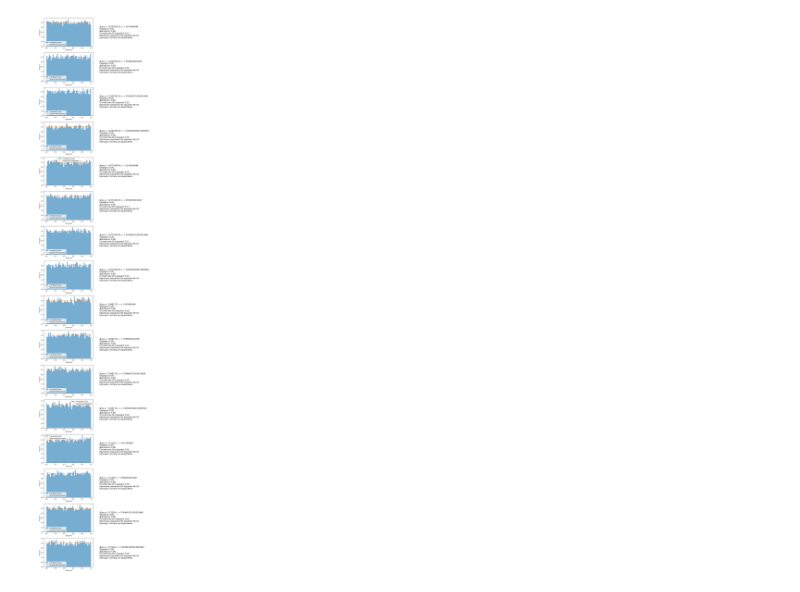
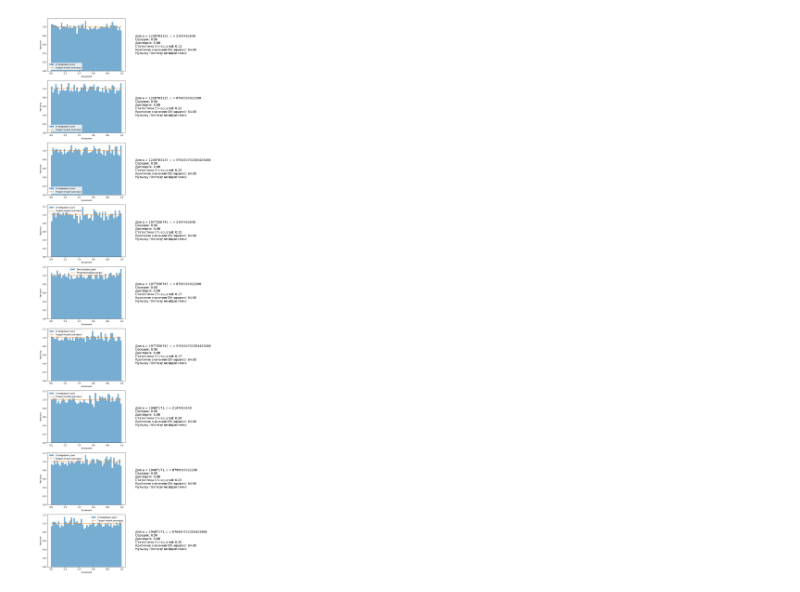
Before and after one commit to DHushchin/systems-modeling, a Jupyter notebook: lab1/uniform.ipynb, the cells around one changed output. Drawn from its saved outputs; the diff is of its cells as text; code cells hidden in the pictures.

```diff
--- a/lab1/uniform.ipynb
+++ b/lab1/uniform.ipynb
@@ -4,8 +4,8 @@ import matplotlib.pyplot as plt
 from scipy.stats import uniform, chi2
 # %%
 num_samples = 10000
-a_values = [5**13, 7**11, 11**7, 13**5]
-c_values = [2**31, 2**43, 2**59, 2**61]
+a_values = [5**13, 7**11, 11**7]
+c_values = [2**31, 2**43, 2**59]
 num_bins = 50
 alpha = 0.05
 # %%
@@ -23,7 +23,7 @@ def chi_squared_test(random_numbers, num_bins, alpha):
     chi_squared_statistic = np.sum((observed_frequencies - expected_frequencies) ** 2 / expected_frequencies)
 
     # Визначаємо ступені свободи
-    degrees_of_freedom = num_bins - 1
+    degrees_of_freedom = num_bins - 1 - 2
 
     # Обчислюємо критичне значення хі-квадрат
     chi_squared_critical = chi2.ppf(1 - alpha, degrees_of_freedom)
@@ -41,7 +41,7 @@ def generate_sample(a, c, num_samples):
 
     return x
 # %%
-fig, axs = plt.subplots(len(a_values) * len(c_values), 2, figsize=(12, 56))
+fig, axs = plt.subplots(len(a_values) * len(c_values), 2, figsize=(12, 36))
 
 for i, a in enumerate(a_values):
     for j, c in enumerate(c_values):
@@ -55,31 +55,31 @@ for i, a in enumerate(a_values):
         # Теоретичний розподіл
         uniform_pdf = uniform.pdf(np.linspace(0, 1, num_bins))
 
         # Побудова гістограми та теоретичного розподілу
         axs[i * len(c_values) + j, 0].hist(x_values, bins=num_bins, density=True, alpha=0.6, label=f'Згенеровані дані')
         axs[i * len(c_values) + j, 0].plot(np.linspace(0, 1, num_bins), uniform_pdf, label=f'Теоретичний розподіл')
 
         # Обчислення статистики хі-квадрат і вивід результатів
         chi_squared_statistic, chi_squared_critical = chi_squared_test(x_values, num_bins, alpha)
 
         text = (f'Для a = {a}, c = {c}\n'
                 f'Середнє: {mean:.2f}\n'
                 f'Дисперсія: {variance:.2f}\n'
                 f'Статистика Chi-squared: {chi_squared_statistic:.2f}\n'
                 f'Критичне значення Chi-squared: {chi_squared_critical:.2f}\n')
 
         if chi_squared_statistic <= chi_squared_critical:
             text += 'Нульову гіпотезу не відхиляємо'
         else:
             text += 'Нульову гіпотезу відхиляємо'
 
         axs[i * len(c_values) + j, 1].axis('off')
         axs[i * len(c_values) + j, 1].text(0.1, 0.5, text, fontsize=14, verticalalignment='center')
         axs[i * len(c_values) + j, 0].legend()
         axs[i * len(c_values) + j, 0].set_xlabel('Значення')
         axs[i * len(c_values) + j, 0].set_ylabel('Частота')
 
 plt.tight_layout()
 plt.show()
 # %% [output]
-[figure, old version]
+[figure, new version]
```
Also changed, not shown: 21 other files.
